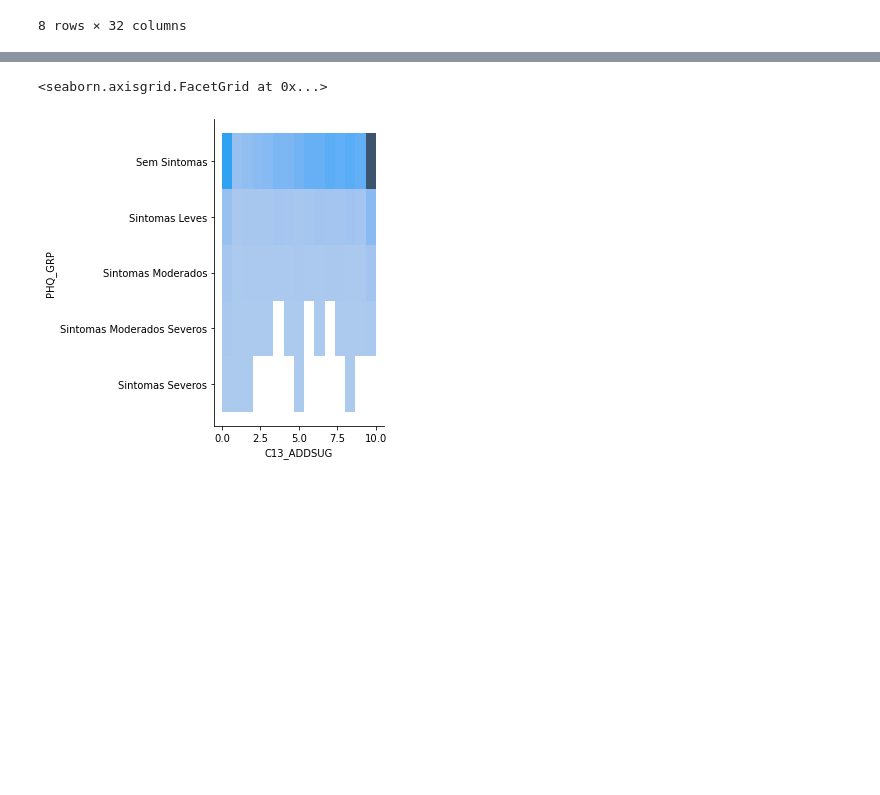
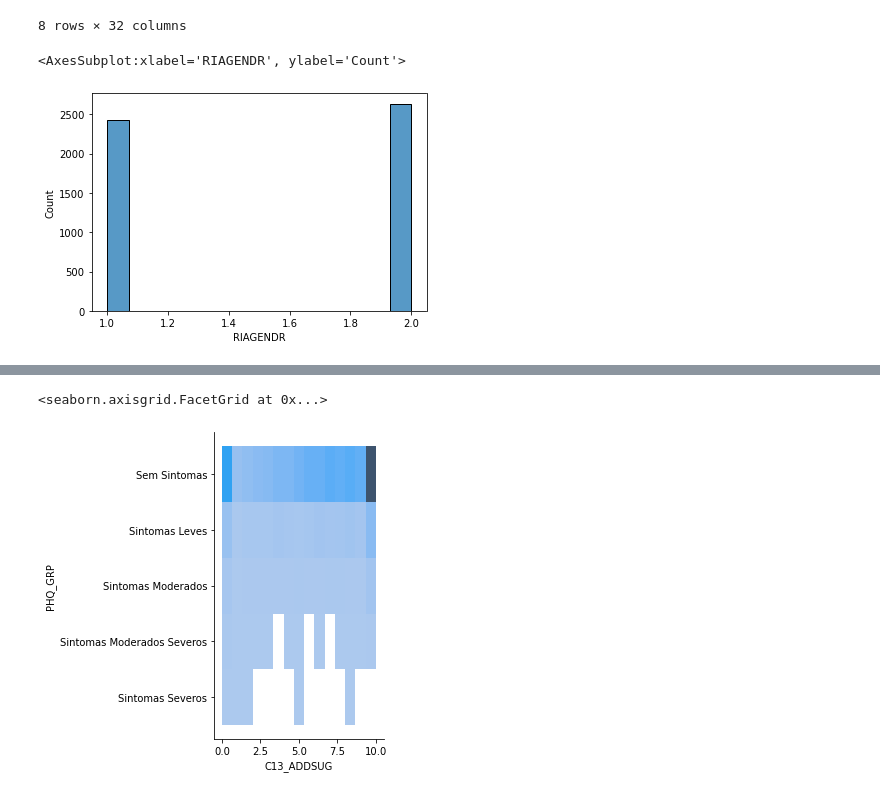
Before and after one commit to onemarcos/Tera-Jupyter-Notebook, a Jupyter notebook: Desafio Inferência/Desafio Inferência.ipynb, the cells around one changed output, grey strips where cells are left out. Saved outputs shown, nothing was run; the diff lists cells and outputs as text; code cells hidden in the pictures; blank space fills up the shorter version.

```diff
--- a/Desafio Inferência/Desafio Inferência.ipynb
+++ b/Desafio Inferência/Desafio Inferência.ipynb
@@ -144,5 +144,11 @@ df_clean.describe()
 | 75% | 38919.250000 | 1.000000 | 1.000000 | 1.000000 | 1.000000 | 1.000000 | 0.000000 | 0.000000 | 0.000000 | 0.000000 | ... | ... |
 | max | 41473.000000 | 9.000000 | 9.000000 | 9.000000 | 9.000000 | 9.000000 | 9.000000 | 9.000000 | 9.000000 | 9.000000 | ... | ... |
 8 rows × 32 columns
+# %%
+#Gender
+sns.histplot(df_clean['RIAGENDR'])
+# %% [output]
+<AxesSubplot:xlabel='RIAGENDR', ylabel='Count'>
+[figure, added]
 # %%
 sns.histplot(df_clean['PHQ_GRP'])
```
Also changed, not shown: parts of 1 cell of this notebook.
